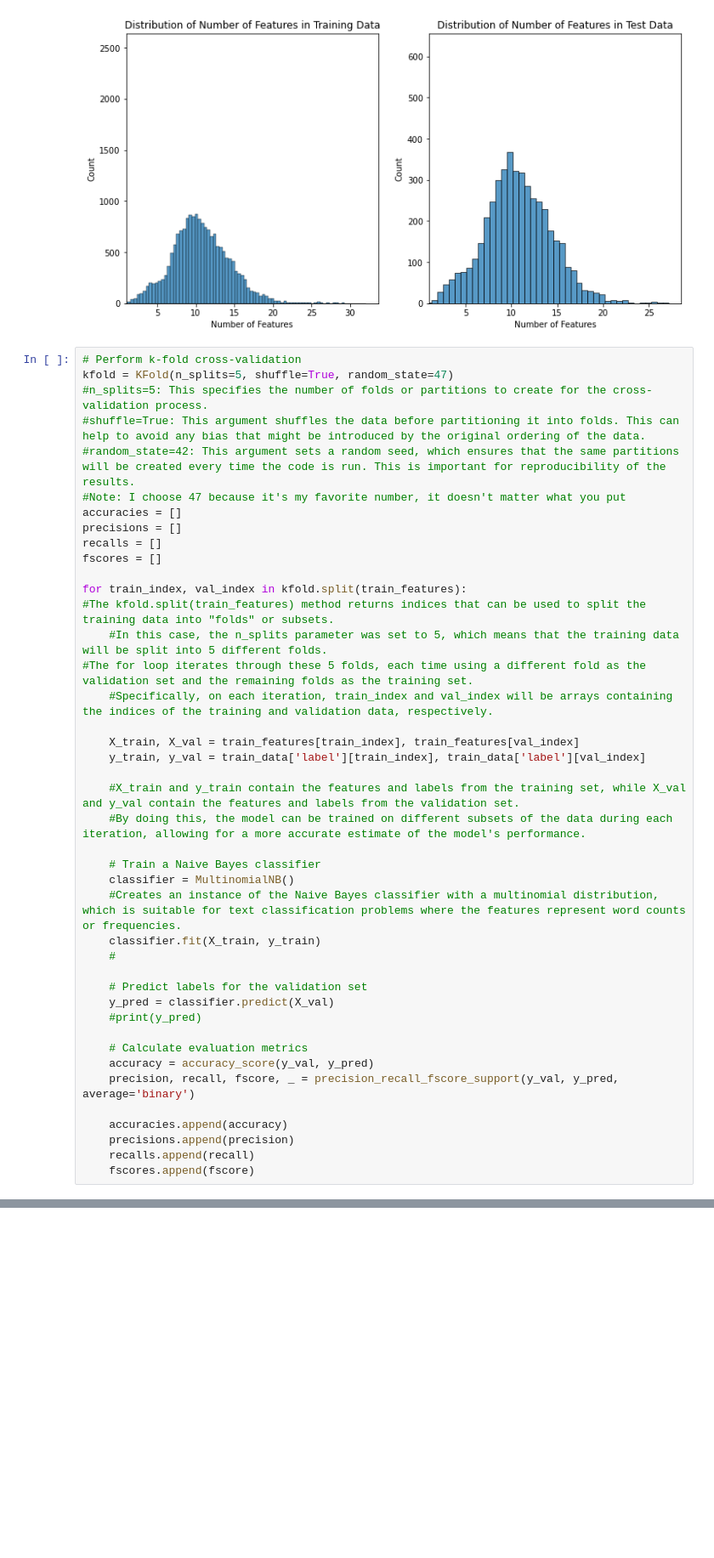
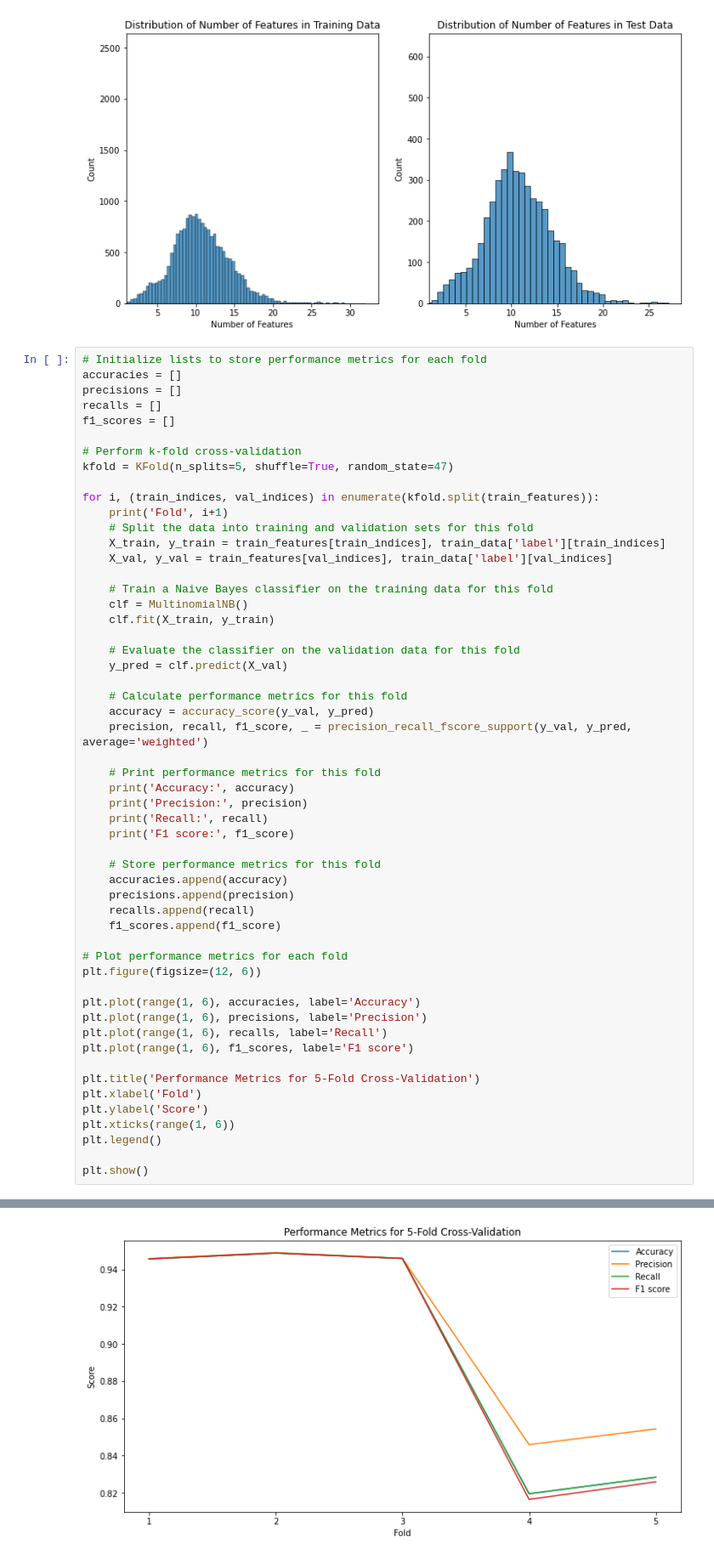
Before and after one commit to Sam-Mazzone/Project1CoscTopics, a Jupyter notebook: Project 1.ipynb, the cells around one changed output, grey strips where cells are left out. Shown: that part at 85% size. Drawn from its saved outputs; the diff is of its cells as text; blank space fills up the shorter version.

```diff
--- a/Project 1.ipynb
+++ b/Project 1.ipynb
@@ -105,44 +105,57 @@ plt.show()
 # %% [output]
 [figure]
 # %%
-# Perform k-fold cross-validation
-kfold = KFold(n_splits=5, shuffle=True, random_state=47)
-#n_splits=5: This specifies the number of folds or partitions to create for the cross-validation process.
-#shuffle=True: This argument shuffles the data before partitioning it into folds. This can help to avoid any bias that might be introduced by the original ordering of the data.
-#random_state=42: This argument sets a random seed, which ensures that the same partitions will be created every time the code is run. This is important for reproducibility of the results.
-#Note: I choose 47 because it's my favorite number, it doesn't matter what you put
+# Initialize lists to store performance metrics for each fold
 accuracies = []
 precisions = []
 recalls = []
-fscores = []
+f1_scores = []
 
-for train_index, val_index in kfold.split(train_features):
-#The kfold.split(train_features) method returns indices that can be used to split the training data into "folds" or subsets.
-    #In this case, the n_splits parameter was set to 5, which means that the training data will be split into 5 different folds.
-#The for loop iterates through these 5 folds, each time using a different fold as the validation set and the remaining folds as the training set.
-    #Specifically, on each iteration, train_index and val_index will be arrays containing the indices of the training and validation data, respectively.
+# Perform k-fold cross-validation
+kfold = KFold(n_splits=5, shuffle=True, random_state=47)
 
-    X_train, X_val = train_features[train_index], train_features[val_index]
-    y_train, y_val = train_data['label'][train_index], train_data['label'][val_index]
+for i, (train_indices, val_indices) in enumerate(kfold.split(train_features)):
+    print('Fold', i+1)
+    # Split the data into training and validation sets for this fold
+    X_train, y_train = train_features[train_indices], train_data['label'][train_indices]
+    X_val, y_val = train_features[val_indices], train_data['label'][val_indices]
 
-    #X_train and y_train contain the features and labels from the training set, while X_val and y_val contain the features and labels from the validation set.
-    #By doing this, the model can be trained on different subsets of the data during each iteration, allowing for a more accurate estimate of the model's performance.
+    # Train a Naive Bayes classifier on the training data for this fold
+    clf = MultinomialNB()
+    clf.fit(X_train, y_train)
 
-    # Train a Naive Bayes classifier
-    classifier = MultinomialNB()
-    #Creates an instance of the Naive Bayes classifier with a multinomial distribution, which is suitable for text classification problems where the features represent word counts or frequencies.
-    classifier.fit(X_train, y_train)
-    #
+    # Evaluate the classifier on the validation data for this fold
+    y_pred = clf.predict(X_val)
 
-    # Predict labels for the validation set
-    y_pred = classifier.predict(X_val)
-    #print(y_pred)
+    # Calculate performance metrics for this fold
+    accuracy = accuracy_score(y_val, y_pred)
+    precision, recall, f1_score, _ = precision_recall_fscore_support(y_val, y_pred, average='weighted')
 
-    # Calculate evaluation metrics
-    accuracy = accuracy_score(y_val, y_pred)
-    precision, recall, fscore, _ = precision_recall_fscore_support(y_val, y_pred, average='binary')
+    # Print performance metrics for this fold
+    print('Accuracy:', accuracy)
+    print('Precision:', precision)
+    print('Recall:', recall)
+    print('F1 score:', f1_score)
 
+    # Store performance metrics for this fold
     accuracies.append(accuracy)
     precisions.append(precision)
     recalls.append(recall)
-    fscores.append(fscore)
+    f1_scores.append(f1_score)
+
+# Plot performance metrics for each fold
+plt.figure(figsize=(12, 6))
+
+plt.plot(range(1, 6), accuracies, label='Accuracy')
+plt.plot(range(1, 6), precisions, label='Precision')
+plt.plot(range(1, 6), recalls, label='Recall')
+plt.plot(range(1, 6), f1_scores, label='F1 score')
+
+plt.title('Performance Metrics for 5-Fold Cross-Validation')
+plt.xlabel('Fold')
+plt.ylabel('Score')
+plt.xticks(range(1, 6))
+plt.legend()
+
+plt.show()
+# %% [output]
@@ -149,3 +179,4 @@ for train_index, val_index in kfold.split(train_features):
+[figure, added]
 # %%
 # Calculate the average evaluation metrics over all folds
 mean_accuracy = sum(accuracies) / len(accuracies)
```
Also changed, not shown: parts of 2 cells of this notebook.
